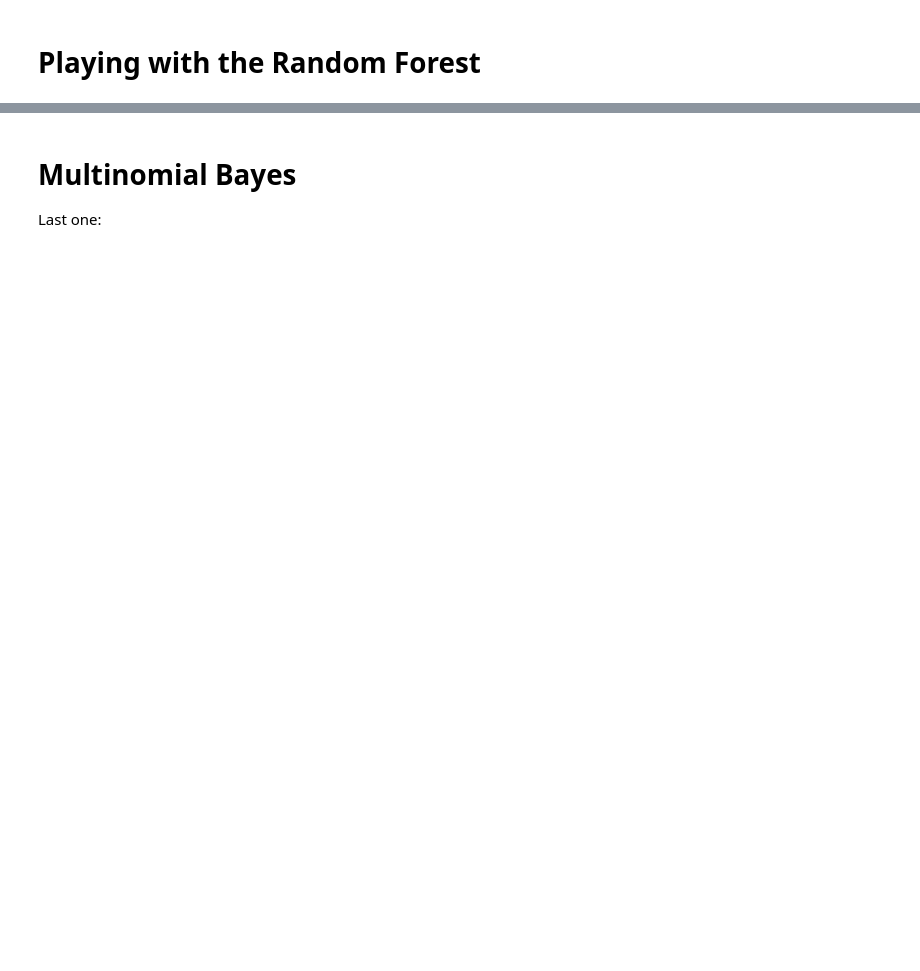
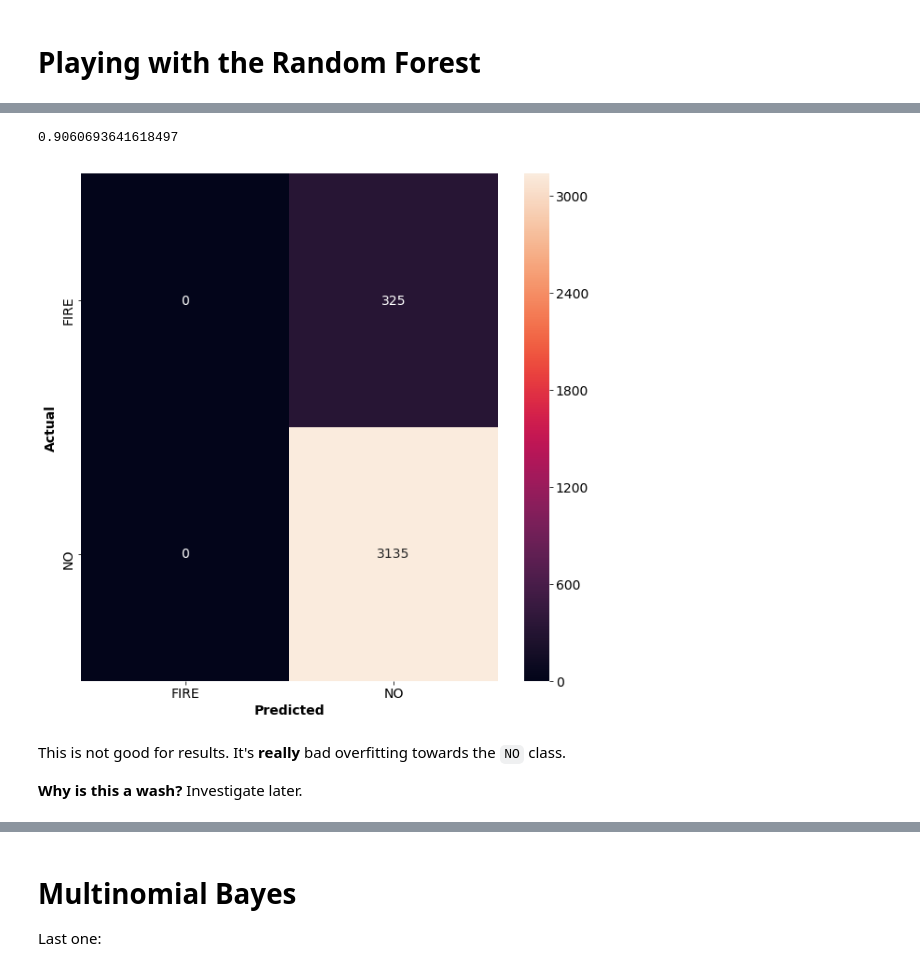
Before and after one commit to theultimate1/research, a Jupyter notebook: data/Data/twitter-data/Fire-Tweet-Cleaner-and-Models.ipynb, the cells around one changed output, grey strips where cells are left out. Drawn from its saved outputs; the diff is of its cells as text; code cells hidden in the pictures; blank space fills up the shorter version.

```diff
--- a/data/Data/twitter-data/Fire-Tweet-Cleaner-and-Models.ipynb
+++ b/data/Data/twitter-data/Fire-Tweet-Cleaner-and-Models.ipynb
@@ -340,11 +226,0 @@ Give this a try:
-# %%
-param_distribs = {
-        'C': randint(low = 0, high = 1000),
-    }
-
-# Could potentially change penalty : str, ‘l1’, ‘l2’, ‘elasticnet’ or ‘none’, optional (default=’l2’)
-
-log_clf = LogisticRegression(random_state=42, max_iter = 1000)
-rnd_search = RandomizedSearchCV(log_clf, param_distributions=param_distribs,
-                                n_iter=25, cv=5, scoring=None, random_state=42)
-rnd_search.fit(X_train_tfidf, y_train)
@@ -385,0 +235,11 @@ plt.show()
+# %%
+param_distribs = {
+        'n_estimators': np.linspace(100, 500, num = 5).astype(int),
+        'max_depth': np.linspace(1, 5, num = 5).astype(int),
+        'max_features': np.linspace(1, 10, num = 10).astype(int)
+    }
+
+forest_clf = RandomForestClassifier(random_state=42)
+grid_search = GridSearchCV(forest_clf, param_grid=param_distribs,
+                           cv=5, scoring=None)
+grid_search.fit(X_train, y_train)
@@ -385,0 +269,31 @@ plt.show()
+# %%
+# Fitting the best grid searched random forest
+from sklearn.metrics import accuracy_score
+
+brf_clf = RandomForestClassifier(max_depth = 1, max_features = 1, n_estimators = 100, random_state = 42)
+brf_clf.fit(X_train_tfidf, y_train)
+y_pred_rf = brf_clf.predict(X_test)
+accuracy_score(y_test, y_pred)
+# %% [output]
+0.9060693641618497
+# %%
+from sklearn.metrics import confusion_matrix
+conf_mat = confusion_matrix(y_test, y_pred_rf)
+fig, ax = plt.subplots(figsize=(10,10))
+sns.heatmap(conf_mat, annot=True, fmt='d',
+            xticklabels=category_id_df.Category.values, yticklabels=category_id_df.Category.values)
+plt.ylabel('Actual', fontweight = 'bold')
+plt.xlabel('Predicted', fontweight = 'bold')
+font = {'family' : 'normal',
+        'weight' : 'bold',
+        'size'   : 18}
+
+plt.rc('font', **font)
+plt.savefig('rf_confusion.png')
+plt.show()
+# %% [output]
+[figure, added]
+# %% [markdown]
+This is not good for results. It's **really** bad overfitting towards the `NO` class.
+
+**Why is this a wash?** Investigate later.
```
Also changed, not shown: parts of 50 cells of this notebook.
